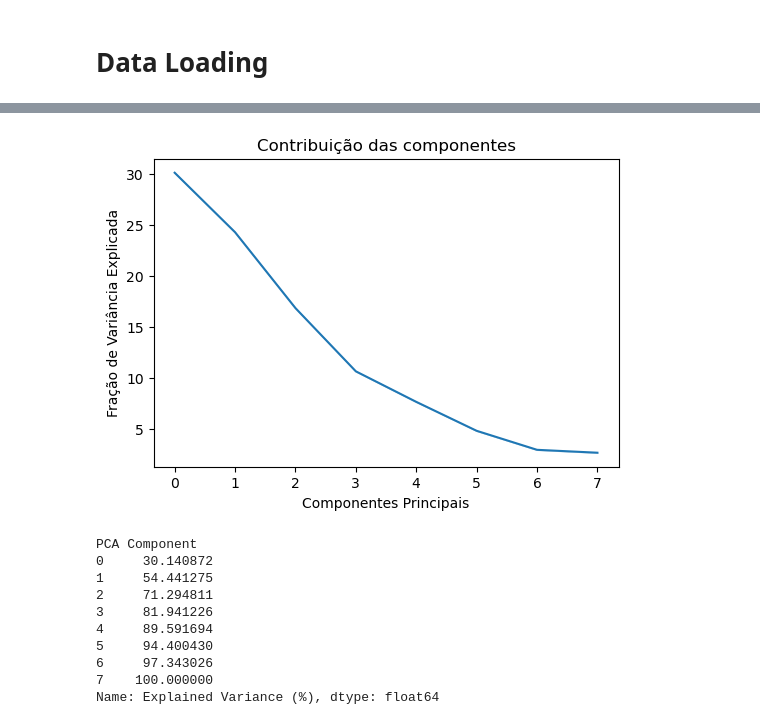
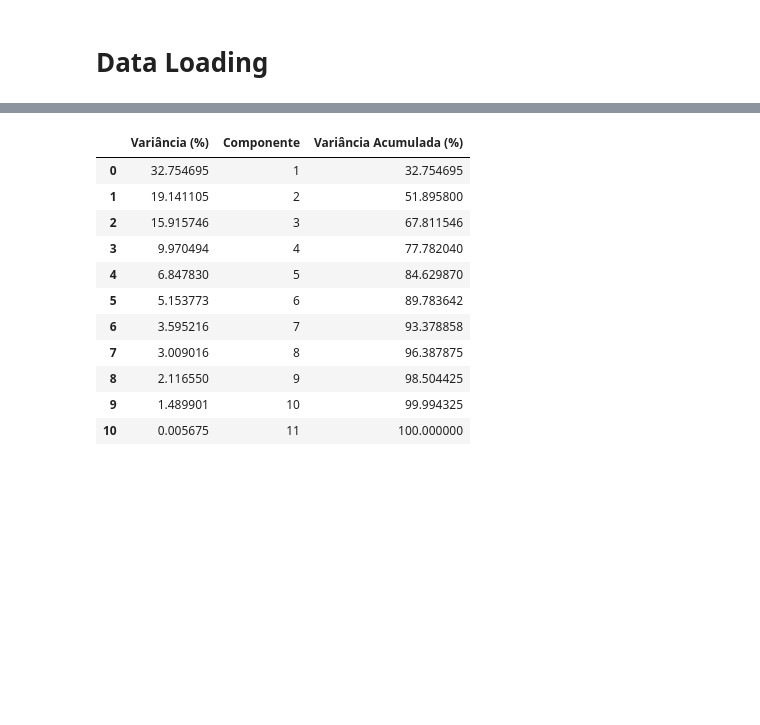
Before and after one commit to ian011403/mineral_prospect, a Jupyter notebook: notebooks/ian/copper/modeling/xgboost/ian-copper-pca-components-xgboost.ipynb, the cells around one changed output, grey strips where cells are left out. Saved outputs shown, nothing was run; the diff lists cells and outputs as text; code cells hidden in the pictures; blank space fills up the shorter version.

```diff
--- a/notebooks/ian/copper/modeling/xgboost/ian-copper-pca-components-xgboost.ipynb
+++ b/notebooks/ian/copper/modeling/xgboost/ian-copper-pca-components-xgboost.ipynb
@@ -58,5 +28,0 @@ X_test = pd.read_parquet("../../../../../data/interim/copper/X_test_rf.parquet")
-# %%
-NUM_SELECTED = ['COPPER_GRADE', 'LOG_10_COPPER_GRADE', 'INITIAL_COST', 'LOG_10_INITIAL_COST_PER_TONNE',
-       'INITIAL_COST_PER_TONNE', 'LOG_10_GOLD_DENSITY', 'GOLD_DENSITY']
-
-CAT_SELECTED = ["GLOBAL_REGION"]
@@ -218,25 +47,0 @@ plot_df = (
-# %%
-# Plot the explained variance ratio
-fig, ax = plt.subplots(figsize=(6, 4))
-
-sns.lineplot(plot_df, x="PCA Component", y="Explained Variance (%)", ax=ax, estimator='median')
-ax.set_xlabel('Componentes Principais')
-ax.set_ylabel('Fração de Variância Explicada')
-ax.set_title('Contribuição das componentes')
-
-plt.show()
-# %% [output]
-[figure, removed]
-# %%
-plot_df.groupby("PCA Component")["Explained Variance (%)"].mean().cumsum()
-# %% [output]
-PCA Component
-0     30.140872
-1     54.441275
-2     71.294811
-3     81.941226
-4     89.591694
-5     94.400430
-6     97.343026
-7    100.000000
-Name: Explained Variance (%), dtype: float64
@@ -270,0 +48,15 @@ Name: Explained Variance (%), dtype: float64
+# %%
+weights
+# %% [output]
+|  | Variância (%) | Componente | Variância Acumulada (%) |
+| 0 | 32.754695 | 1 | 32.754695 |
+| 1 | 19.141105 | 2 | 51.895800 |
+| 2 | 15.915746 | 3 | 67.811546 |
+| 3 | 9.970494 | 4 | 77.782040 |
+| 4 | 6.847830 | 5 | 84.629870 |
+| 5 | 5.153773 | 6 | 89.783642 |
+| 6 | 3.595216 | 7 | 93.378858 |
+| 7 | 3.009016 | 8 | 96.387875 |
+| 8 | 2.116550 | 9 | 98.504425 |
+| 9 | 1.489901 | 10 | 99.994325 |
+| 10 | 0.005675 | 11 | 100.000000 |
```
Also changed, not shown: parts of 18 cells of this notebook, 11 other files.
